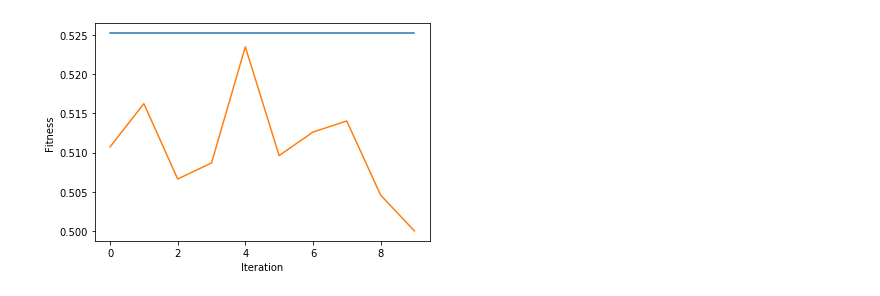
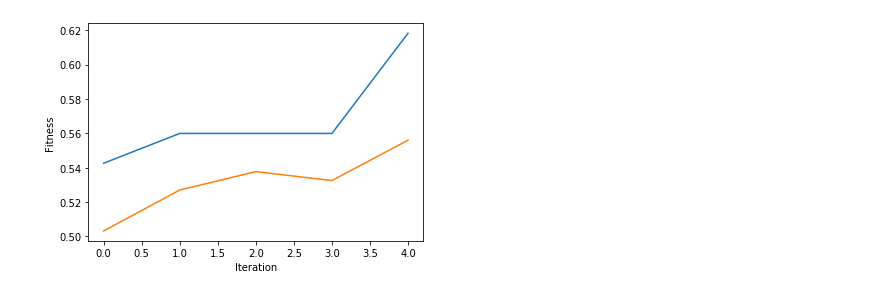
Before and after one commit to ManishKumarBachhu/Federated-Learning-using-weights, a Jupyter notebook: gender_voice_dataset NN + GA-for weighted averaging .ipynb, the cells around one changed output. Drawn from its saved outputs; the diff is of its cells as text; code cells hidden in the pictures.

Commit message:
Fixed fitness function and mutation functions
Weightages of models were going negative, causing other values to rise very high. Fixed it by adding only positive random mutations.

```diff
--- a/gender_voice_dataset NN + GA-for weighted averaging .ipynb
+++ b/gender_voice_dataset NN + GA-for weighted averaging .ipynb
@@ -133,7 +133,7 @@ print(list2)
 m3 = models[list2[0]].get_weights()
 for i in list2:
     a = models[i].get_weights()
-    m3 = numpy.add(m2,a)
+    m3 = numpy.add(m3,a)
     print(i)
 
 m3 /= 5
@@ -149,15 +160,16 @@ Genetic algorithm parameters:
     Mating pool size
     Population size
 """
+num_weights = 10
+sol_per_pop = 10
 
 num_parents_mating = int(sol_per_pop/2)
 best_outputs = []
 average_outputs = []
-num_generations = 10
-no_of_layers = 4
+num_generations = 5
+no_of_layers = len(models[0].get_weights())
+print(no_of_layers)
 
-num_weights = 10
-sol_per_pop = 10
 
 # Defining the population size.
 pop_size = (sol_per_pop,num_weights) # The population will have sol_per_pop chromosome where each chromosome has num_weights genes.
@@ -199,8 +208,8 @@ def cal_pop_fitness(x_test, y_test, pop, num_weights):
     for i,weights in enumerate(pop):
         x = float(weights[0])
         m = numpy.multiply(x,models[0].get_weights())
-        for num in range(1,SPLIT_SIZE):
-            x = float(weights[i])
+        for num in range(1,num_weights):
+            x = float(weights[num])
             a = numpy.multiply(x,models[num].get_weights())
             m = numpy.add(m,a)
         model = model_build()
@@ -235,14 +244,14 @@ def crossover(parents, offspring_size):
         offspring[k, crossover_point:] = parents[parent2_idx, crossover_point:]
     return offspring
 
-def mutation(offspring_crossover, num_mutations=1):
+def mutation(offspring_crossover, num_mutations):
     mutations_counter = numpy.uint8(offspring_crossover.shape[1] / num_mutations)
     # Mutation changes a number of genes as defined by the num_mutations argument. The changes are random.
     for idx in range(offspring_crossover.shape[0]):
         gene_idx = mutations_counter - 1
         for mutation_num in range(num_mutations):
             # The random value to be added to the gene.
-            random_value = numpy.random.uniform(-1.0, 1.0, 1)
+            random_value = numpy.random.uniform(0, 1.0, 1)/10
             offspring_crossover[idx, gene_idx] = offspring_crossover[idx, gene_idx] + random_value
             gene_idx = gene_idx + mutations_counter
 
@@ -314,7 +323,7 @@ best_match_idx = numpy.argmax(fitness)
 print("Best solution : ", new_population[best_match_idx, :])
 print("Best solution fitness : ", fitness[best_match_idx])
 
-x = [0,1,2,3,4,5,6,7,8,9]
+x = numpy.arange(num_generations)
 import matplotlib.pyplot
 matplotlib.pyplot.plot(x, best_outputs)
 matplotlib.pyplot.plot(x, average_outputs)
@@ -342 +347 @@ Best solution fitness :  [0.52523661 0.52523661 0.52523661 0.52523661 0.52523661
-[figure, old version]
+[figure, new version]
```
Also changed, not shown: parts of 13 cells of this notebook.
